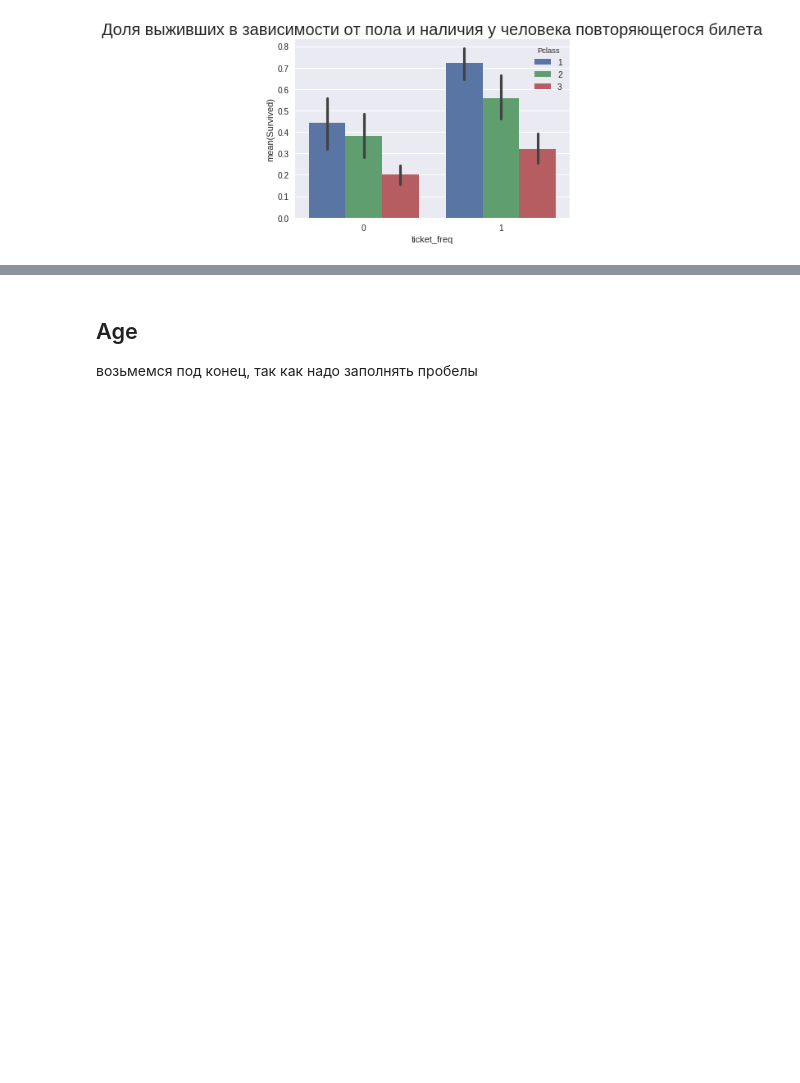
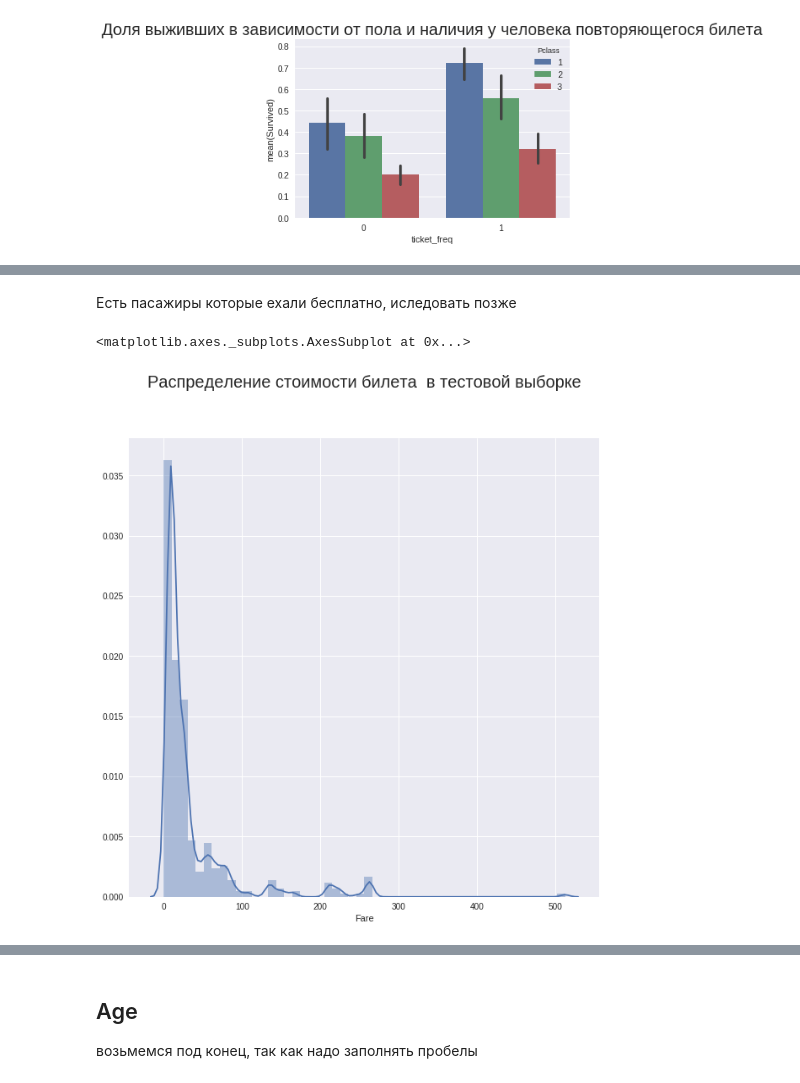
Before and after one commit to VokhmintcevKirill/ti-nic_competition2, a Jupyter notebook: Titanic_3.0.ipynb, the cells around one changed output, grey strips where cells are left out. Cells and saved outputs as stored; diff of their text form; code cells hidden in the pictures; blank space fills up the shorter version.

```diff
--- a/Titanic_3.0.ipynb
+++ b/Titanic_3.0.ipynb
@@ -264,0 +296,2 @@ sns.barplot(x = 'ticket_freq', y = 'Survived', data = train, hue = 'Pclass')
+# %% [markdown]
+Есть пасажиры которые ехали бесплатно, иследовать позже
@@ -264,0 +300,7 @@ sns.barplot(x = 'ticket_freq', y = 'Survived', data = train, hue = 'Pclass')
+# %%
+fig = plt.figure(figsize=(10,10))
+plt.title(u'Распределение стоимости билета  в тестовой выборке', y= 1.1, size = 20 )
+sns.distplot(test.Fare.loc[test.Fare.isnull() == False])
+# %% [output]
+<matplotlib.axes._subplots.AxesSubplot at 0x...>
+[figure, added]
```
Also changed, not shown: parts of 13 cells of this notebook.
